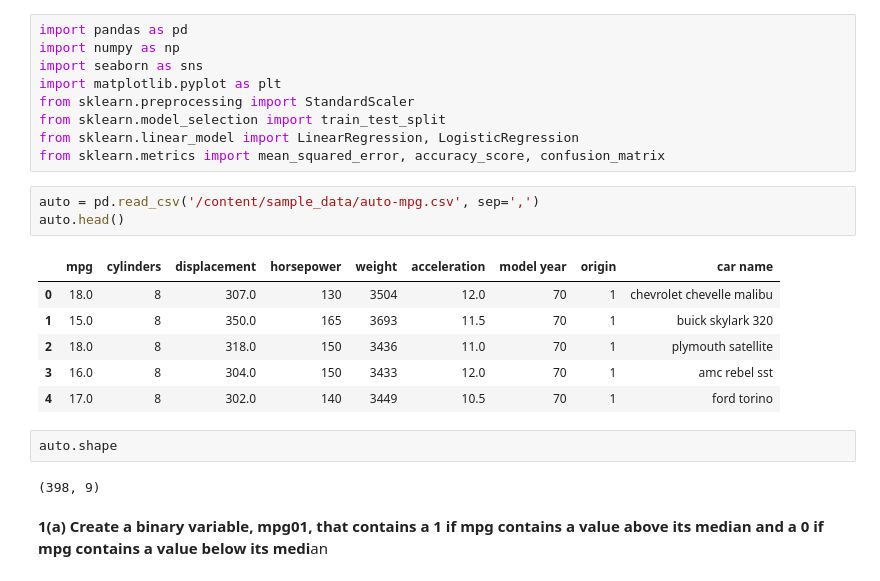
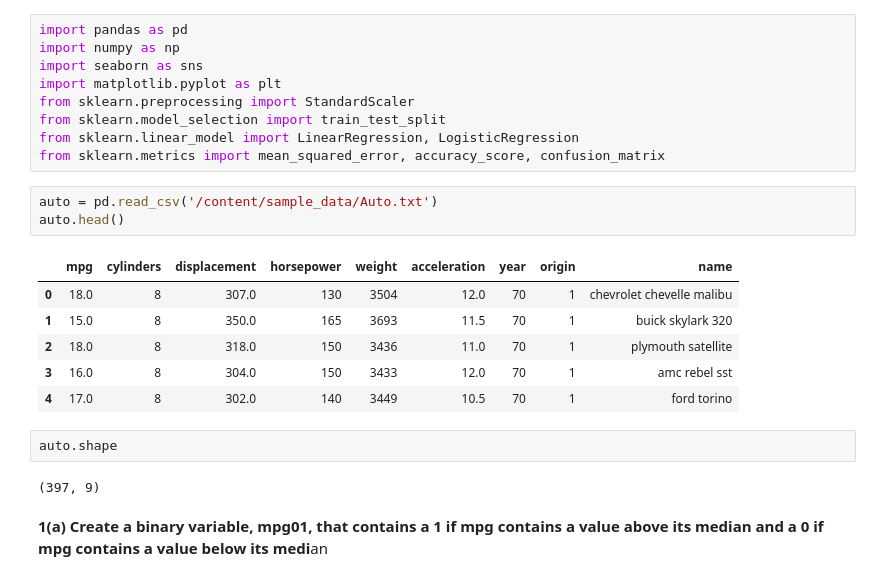
Before and after one commit to blessjal/practicums, a Jupyter notebook: hwk2.ipynb, the cells around one changed output. Drawn from its saved outputs; the diff is of its cells as text.

```diff
--- a/hwk2.ipynb
+++ b/hwk2.ipynb
@@ -10,10 +10,10 @@ from sklearn.model_selection import train_test_split
 from sklearn.linear_model import LinearRegression, LogisticRegression
 from sklearn.metrics import mean_squared_error, accuracy_score, confusion_matrix
 # %%
-auto = pd.read_csv('/content/sample_data/auto-mpg.csv', sep=',')
+auto = pd.read_csv('/content/sample_data/Auto.txt')
 auto.head()
 # %% [output]
-|  | mpg | cylinders | displacement | horsepower | weight | acceleration | model year | origin | car name |
+|  | mpg | cylinders | displacement | horsepower | weight | acceleration | year | origin | name |
 | 0 | 18.0 | 8 | 307.0 | 130 | 3504 | 12.0 | 70 | 1 | chevrolet chevelle malibu |
 | 1 | 15.0 | 8 | 350.0 | 165 | 3693 | 11.5 | 70 | 1 | buick skylark 320 |
 | 2 | 18.0 | 8 | 318.0 | 150 | 3436 | 11.0 | 70 | 1 | plymouth satellite |
@@ -22,7 +22,7 @@ auto.head()
 # %%
 auto.shape
 # %% [output]
-(398, 9)
+(397, 9)
 # %% [markdown]
 **1(a) Create a binary variable, mpg01, that contains a 1 if mpg contains a value above its median and a 0 if mpg contains a value below its medi**an
 # %%
```
Also changed, not shown: parts of 41 cells of this notebook.
